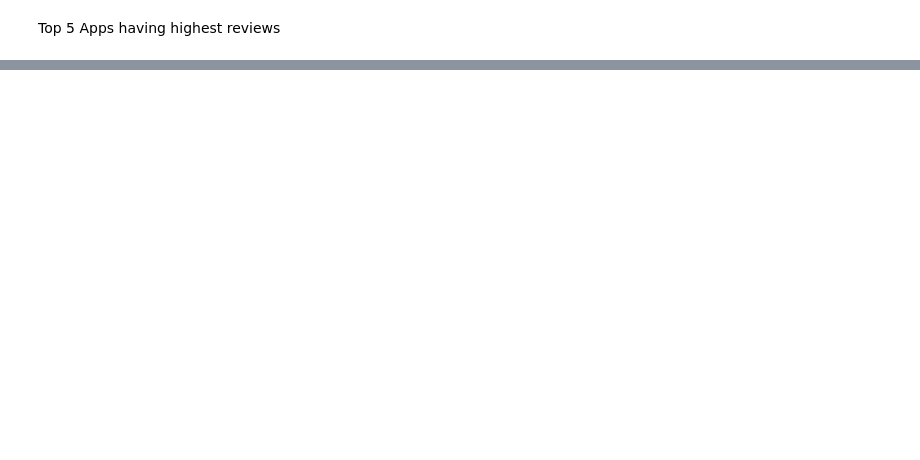
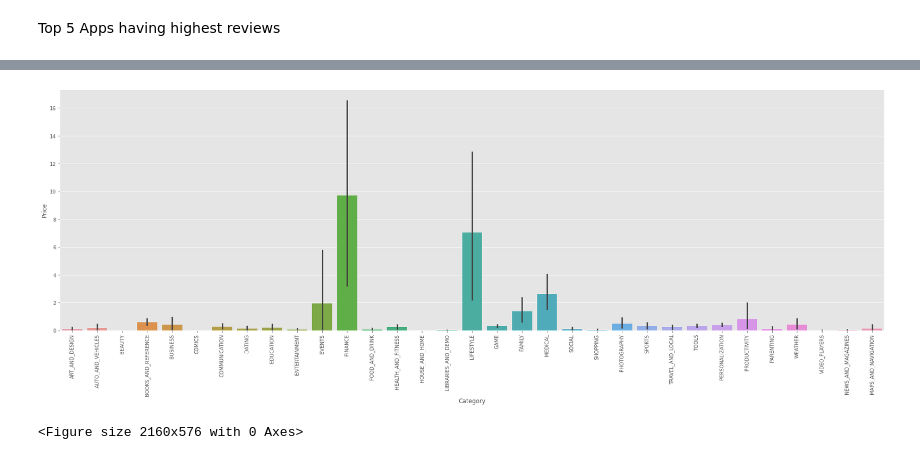
Before and after one commit to RishikaVerma21/Play-Store-Review-Analysis, a Jupyter notebook: Play_store_analysis_and_sentiment_analysis.ipynb, the cells around one changed output, grey strips where cells are left out. Saved outputs shown, nothing was run; the diff lists cells and outputs as text; code cells hidden in the pictures; blank space fills up the shorter version.

```diff
--- a/Play_store_analysis_and_sentiment_analysis.ipynb
+++ b/Play_store_analysis_and_sentiment_analysis.ipynb
@@ -476,0 +555,9 @@ Name: App, dtype: object
+# %%
+sns.barplot(x="Category", y="Price",data=play_store_df)
+
+plt.xticks(rotation=90)
+plt.figure(figsize=(30,8))
+rcParams['figure.figsize'] = 30,9
+# %% [output]
+[figure, added]
+<Figure size 2160x576 with 0 Axes>
```
Also changed, not shown: parts of 21 cells of this notebook.
